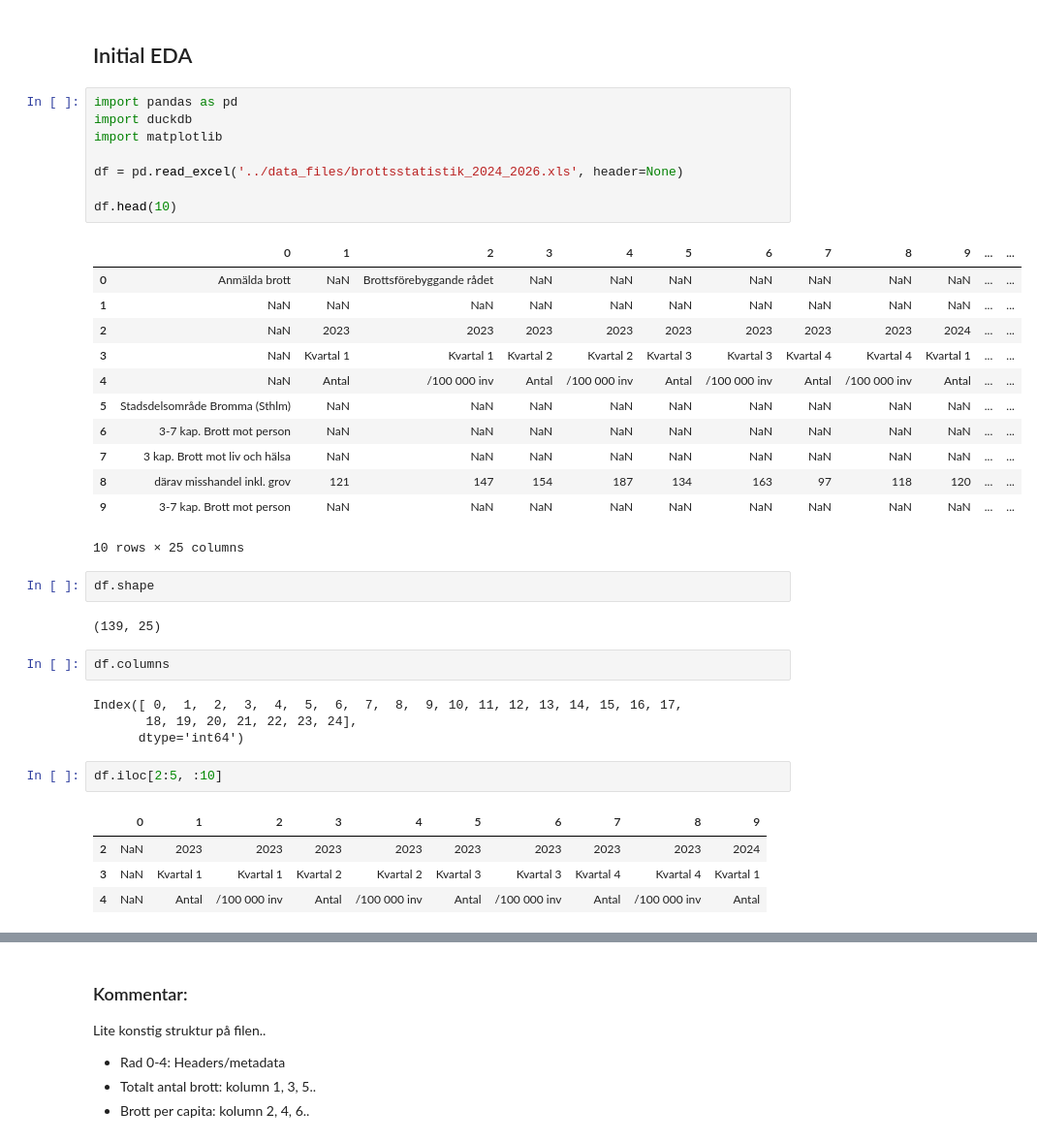
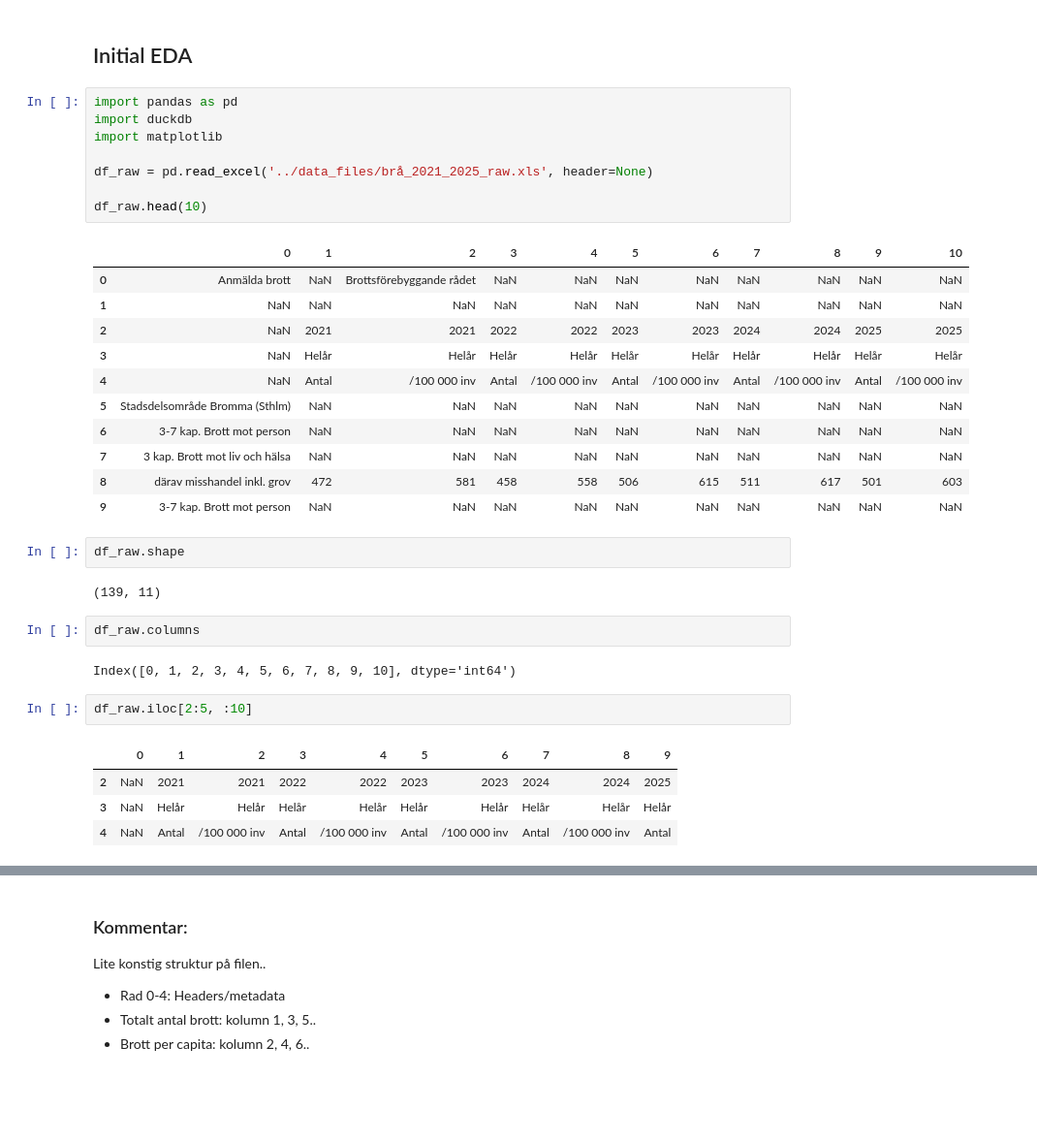
Before and after one commit to cactus-commits/UrbanPulse, a Jupyter notebook: EDA/eda_kaktus.ipynb, the cells around one changed output, grey strips where cells are left out. Shown at 97% size. Drawn from its saved outputs; the diff is of its cells as text; blank space fills up the shorter version.

```diff
--- a/EDA/eda_kaktus.ipynb
+++ b/EDA/eda_kaktus.ipynb
@@ -5,40 +5,37 @@
 # %%
 import pandas as pd
 import duckdb
 import matplotlib
 
-df = pd.read_excel('../data_files/brottsstatistik_2024_2026.xls', header=None)
+df_raw = pd.read_excel('../data_files/brå_2021_2025_raw.xls', header=None)
 
-df.head(10)
+df_raw.head(10)
 # %% [output]
-|  | 0 | 1 | 2 | 3 | 4 | 5 | 6 | 7 | 8 | 9 | ... | ... |
-| 0 | Anmälda brott | NaN | Brottsförebyggande rådet | NaN | NaN | NaN | NaN | NaN | NaN | NaN | ... | ... |
-| 1 | NaN | NaN | NaN | NaN | NaN | NaN | NaN | NaN | NaN | NaN | ... | ... |
-| 2 | NaN | 2023 | 2023 | 2023 | 2023 | 2023 | 2023 | 2023 | 2023 | 2024 | ... | ... |
-| 3 | NaN | Kvartal 1 | Kvartal 1 | Kvartal 2 | Kvartal 2 | Kvartal 3 | Kvartal 3 | Kvartal 4 | Kvartal 4 | Kvartal 1 | ... | ... |
-| 4 | NaN | Antal | /100 000 inv | Antal | /100 000 inv | Antal | /100 000 inv | Antal | /100 000 inv | Antal | ... | ... |
-| 5 | Stadsdelsområde Bromma (Sthlm) | NaN | NaN | NaN | NaN | NaN | NaN | NaN | NaN | NaN | ... | ... |
-| 6 | 3-7 kap. Brott mot person | NaN | NaN | NaN | NaN | NaN | NaN | NaN | NaN | NaN | ... | ... |
-| 7 | 3 kap. Brott mot liv och hälsa | NaN | NaN | NaN | NaN | NaN | NaN | NaN | NaN | NaN | ... | ... |
-| 8 | därav misshandel inkl. grov | 121 | 147 | 154 | 187 | 134 | 163 | 97 | 118 | 120 | ... | ... |
-| 9 | 3-7 kap. Brott mot person | NaN | NaN | NaN | NaN | NaN | NaN | NaN | NaN | NaN | ... | ... |
+|  | 0 | 1 | 2 | 3 | 4 | 5 | 6 | 7 | 8 | 9 | 10 |
+| 0 | Anmälda brott | NaN | Brottsförebyggande rådet | NaN | NaN | NaN | NaN | NaN | NaN | NaN | NaN |
+| 1 | NaN | NaN | NaN | NaN | NaN | NaN | NaN | NaN | NaN | NaN | NaN |
+| 2 | NaN | 2021 | 2021 | 2022 | 2022 | 2023 | 2023 | 2024 | 2024 | 2025 | 2025 |
+| 3 | NaN | Helår | Helår | Helår | Helår | Helår | Helår | Helår | Helår | Helår | Helår |
+| 4 | NaN | Antal | /100 000 inv | Antal | /100 000 inv | Antal | /100 000 inv | Antal | /100 000 inv | Antal | /100 000 inv |
+| 5 | Stadsdelsområde Bromma (Sthlm) | NaN | NaN | NaN | NaN | NaN | NaN | NaN | NaN | NaN | NaN |
+| 6 | 3-7 kap. Brott mot person | NaN | NaN | NaN | NaN | NaN | NaN | NaN | NaN | NaN | NaN |
+| 7 | 3 kap. Brott mot liv och hälsa | NaN | NaN | NaN | NaN | NaN | NaN | NaN | NaN | NaN | NaN |
+| 8 | därav misshandel inkl. grov | 472 | 581 | 458 | 558 | 506 | 615 | 511 | 617 | 501 | 603 |
+| 9 | 3-7 kap. Brott mot person | NaN | NaN | NaN | NaN | NaN | NaN | NaN | NaN | NaN | NaN |
-10 rows × 25 columns
 # %%
-df.shape
+df_raw.shape
 # %% [output]
-(139, 25)
+(139, 11)
 # %%
-df.columns
+df_raw.columns
 # %% [output]
-Index([ 0,  1,  2,  3,  4,  5,  6,  7,  8,  9, 10, 11, 12, 13, 14, 15, 16, 17,
-       18, 19, 20, 21, 22, 23, 24],
-      dtype='int64')
+Index([0, 1, 2, 3, 4, 5, 6, 7, 8, 9, 10], dtype='int64')
 # %%
-df.iloc[2:5, :10]
+df_raw.iloc[2:5, :10]
 # %% [output]
 |  | 0 | 1 | 2 | 3 | 4 | 5 | 6 | 7 | 8 | 9 |
-| 2 | NaN | 2023 | 2023 | 2023 | 2023 | 2023 | 2023 | 2023 | 2023 | 2024 |
-| 3 | NaN | Kvartal 1 | Kvartal 1 | Kvartal 2 | Kvartal 2 | Kvartal 3 | Kvartal 3 | Kvartal 4 | Kvartal 4 | Kvartal 1 |
+| 2 | NaN | 2021 | 2021 | 2022 | 2022 | 2023 | 2023 | 2024 | 2024 | 2025 |
+| 3 | NaN | Helår | Helår | Helår | Helår | Helår | Helår | Helår | Helår | Helår |
 | 4 | NaN | Antal | /100 000 inv | Antal | /100 000 inv | Antal | /100 000 inv | Antal | /100 000 inv | Antal |
 # %%
 # Se alla brottstyper som innehåller data (not null)
```
Also changed, not shown: parts of 7 cells of this notebook, 1 other file.
